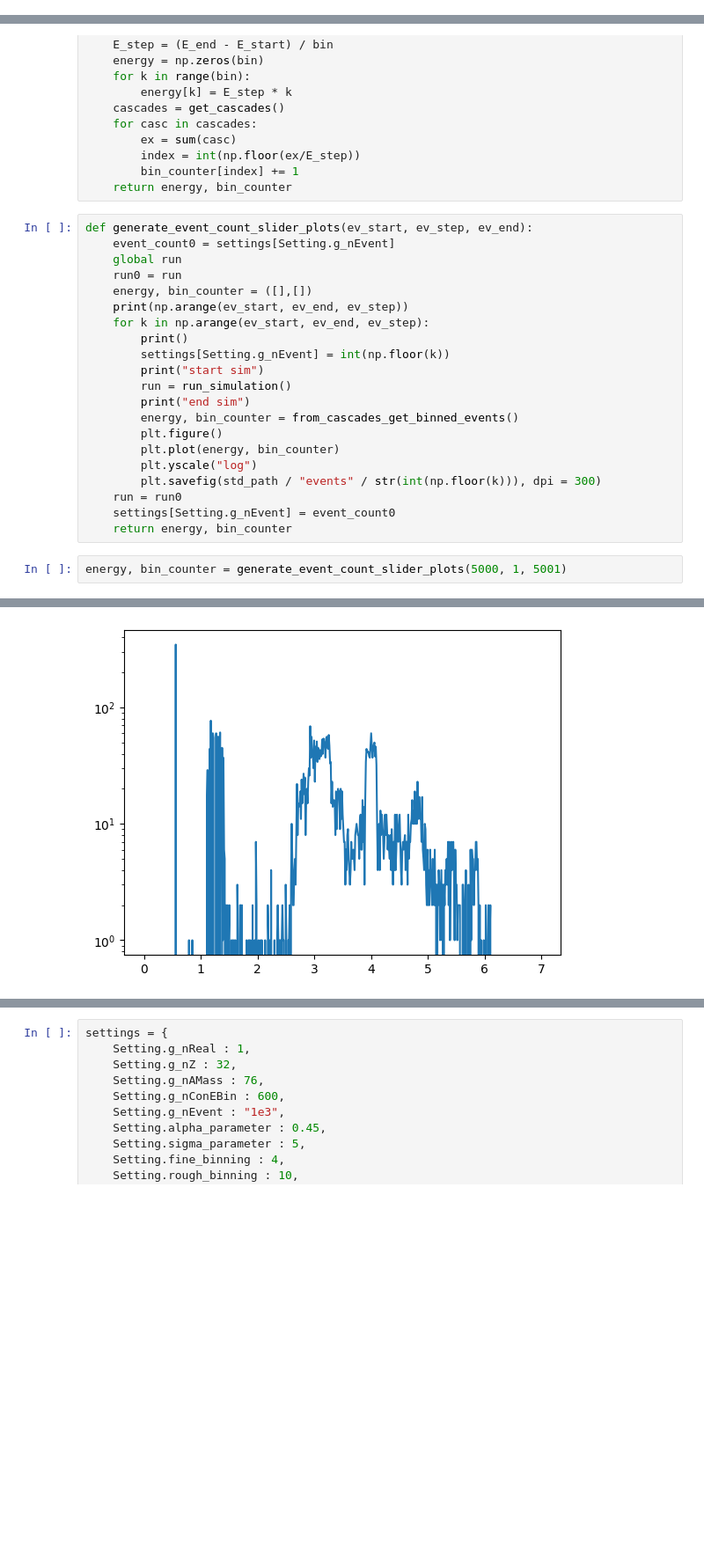
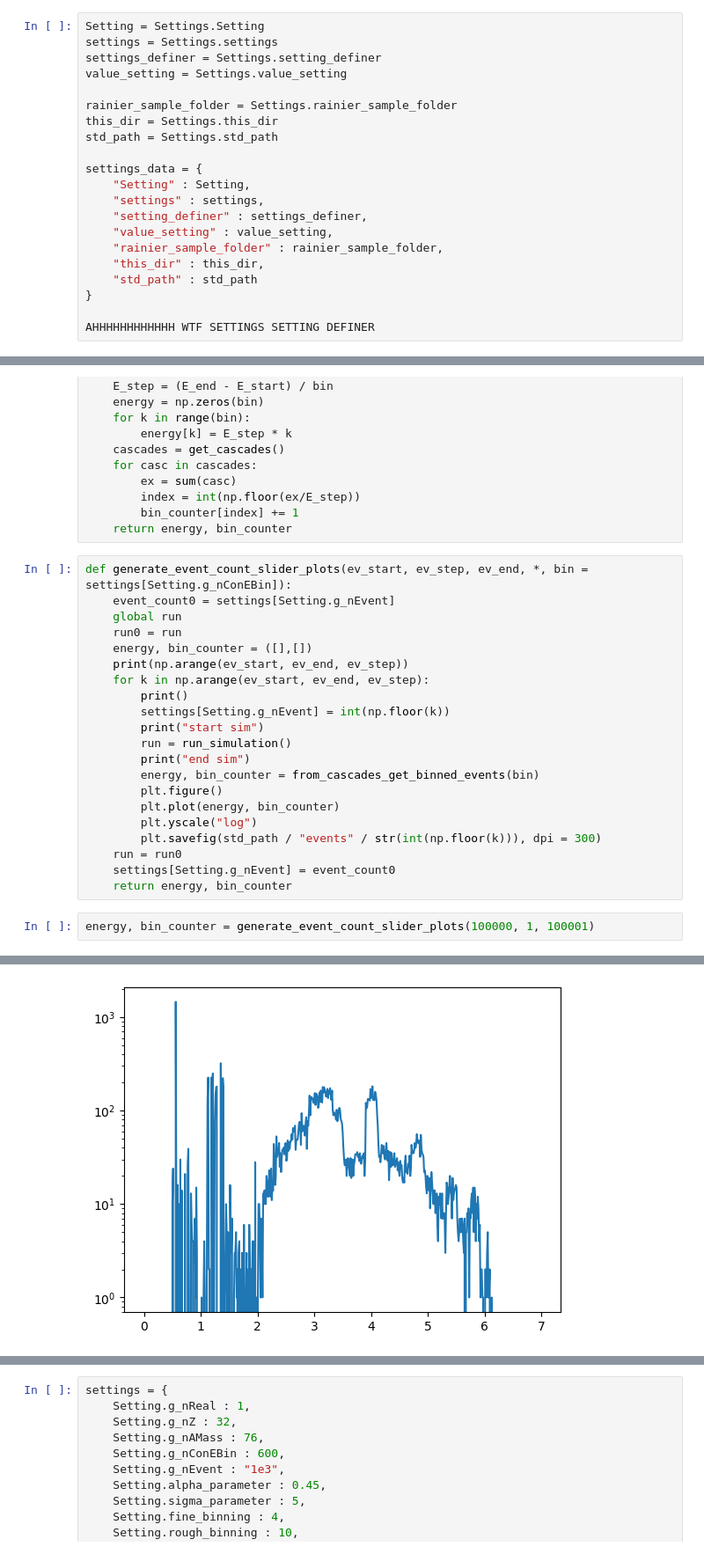
Before and after one commit to CauchyApprentice/Fluctuation-Analysis, a Jupyter notebook: main.ipynb, the cells around one changed output, grey strips where cells are left out. Shown at 88% size. Saved outputs shown, nothing was run; the diff lists cells and outputs as text; blank space fills up the shorter version.

```diff
--- a/main.ipynb
+++ b/main.ipynb
@@ -9,0 +12,21 @@ from pathlib import Path
+# %%
+Setting = Settings.Setting
+settings = Settings.settings
+settings_definer = Settings.setting_definer
+value_setting = Settings.value_setting
+
+rainier_sample_folder = Settings.rainier_sample_folder
+this_dir = Settings.this_dir
+std_path = Settings.std_path
+
+settings_data = {
+    "Setting" : Setting,
+    "settings" : settings,
+    "setting_definer" : settings_definer,
+    "value_setting" : value_setting,
+    "rainier_sample_folder" : rainier_sample_folder,
+    "this_dir" : this_dir,
+    "std_path" : std_path
+}
+
+AHHHHHHHHHHHH WTF SETTINGS SETTING DEFINER
@@ -327,7 +356,7 @@ def from_cascades_get_binned_events(bin = settings[Setting.g_nConEBin], E_start
         bin_counter[index] += 1
     return energy, bin_counter
 # %%
-def generate_event_count_slider_plots(ev_start, ev_step, ev_end):
+def generate_event_count_slider_plots(ev_start, ev_step, ev_end, *, bin = settings[Setting.g_nConEBin]):
     event_count0 = settings[Setting.g_nEvent]
     global run
     run0 = run
@@ -339,7 +368,7 @@ def generate_event_count_slider_plots(ev_start, ev_step, ev_end):
         print("start sim")
         run = run_simulation()
         print("end sim")
-        energy, bin_counter = from_cascades_get_binned_events()
+        energy, bin_counter = from_cascades_get_binned_events(bin)
         plt.figure()
         plt.plot(energy, bin_counter)
         plt.yscale("log")
@@ -348,5 +377,5 @@ def generate_event_count_slider_plots(ev_start, ev_step, ev_end):
     settings[Setting.g_nEvent] = event_count0
     return energy, bin_counter
 # %%
-energy, bin_counter = generate_event_count_slider_plots(5000, 1, 5001)
+energy, bin_counter = generate_event_count_slider_plots(100000, 1, 100001)
 # %% [output]
@@ -361,2 +390,2 @@ const int g_nConEBin = 600
 end sim
-[figure, old version]
+[figure, new version]
```
Also changed, not shown: parts of 8 cells of this notebook, 2 other files.
